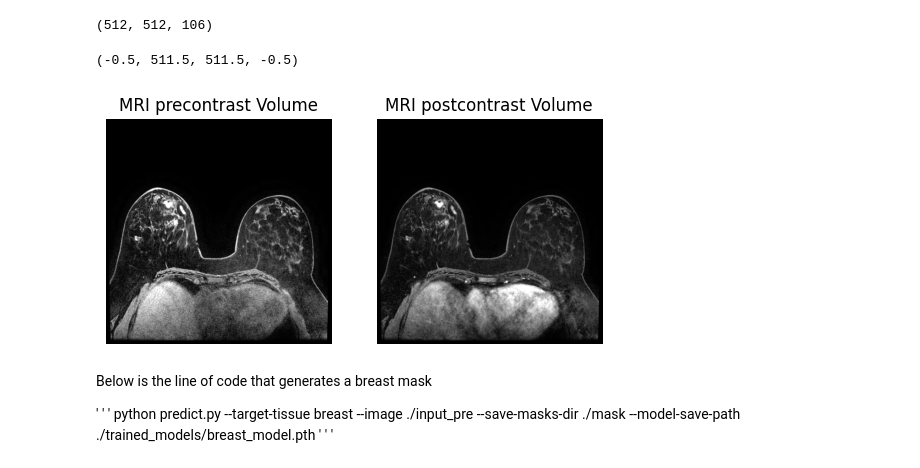
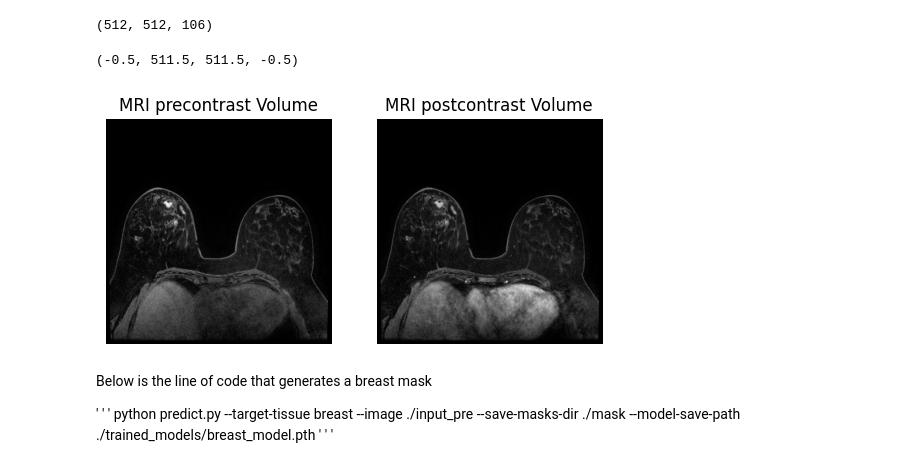
Before and after one commit to hsuryainfo/3D-Breast-FGT-and-Blood-Vessel-Segmentation, a Jupyter notebook: ispy.ipynb, the cells around one changed output. Saved outputs shown, nothing was run; the diff lists cells and outputs as text; code cells hidden in the pictures.

```diff
--- a/ispy.ipynb
+++ b/ispy.ipynb
@@ -16,31 +16,31 @@ file_post = 'ispy_data/in/manifest-1724022411242/ISPY2/ISPY2-100899/10-26-2002-1
 # %%
 #apply function from ispymri.py
 image_array_pre, dcm_data_pre = read_precontrast_mri_ispy(file_pre)
-image_array_pre = zscore_image(normalize_image(image_array_pre))
+# image_array_pre = zscore_image(normalize_image(image_array_pre))
 # saving image - will be used as an input to prediction code
 np.save('./input_pre/output.npy', image_array_pre)
 print(image_array_pre.shape)  #optional
 
 image_array_post, dcm_data_post = read_precontrast_mri_ispy(file_post)
-image_array_post = zscore_image(normalize_image(image_array_post))
+# image_array_post = zscore_image(normalize_image(image_array_post))
 np.save('./input_post/output.npy', image_array_post)
+
+
+#plotting both the images
+
+plt.subplot(1,2,1)
+plt.title('MRI precontrast Volume')
+plt.imshow(image_array_pre[:,:,41], cmap = 'gray')
+plt.axis('off')
+
+plt.subplot(1,2,2)
+plt.title('MRI postcontrast Volume')
+plt.imshow(image_array_post[:,:,41], cmap='gray')
+plt.axis('off')
 # %% [output]
 (512, 512, 106)
+(-0.5, 511.5, 511.5, -0.5)
+[figure, added]
-# %%
-#plotting both the images
-
-plt.subplot(1,2,1)
-plt.title('MRI precontrast Volume')
-plt.imshow(image_array_pre[:,:,41], cmap = 'gray')
-plt.axis('off')
-
-plt.subplot(1,2,2)
-plt.title('MRI postcontrast Volume')
-plt.imshow(image_array_post[:,:,41], cmap='gray')
-plt.axis('off')
-# %% [output]
-(-0.5, 511.5, 511.5, -0.5)
-[figure, removed]
 # %% [markdown]
 Below is the line of code that generates a breast mask
 
```
Also changed, not shown: parts of 2 cells of this notebook.
